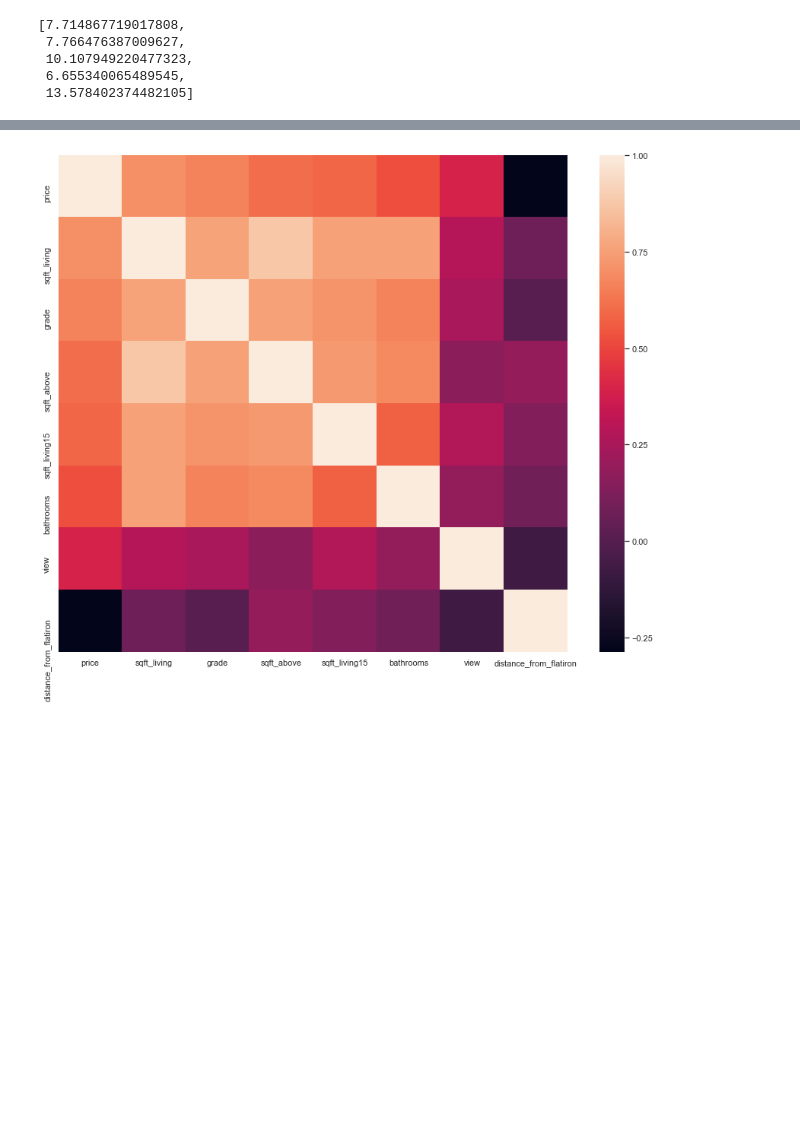
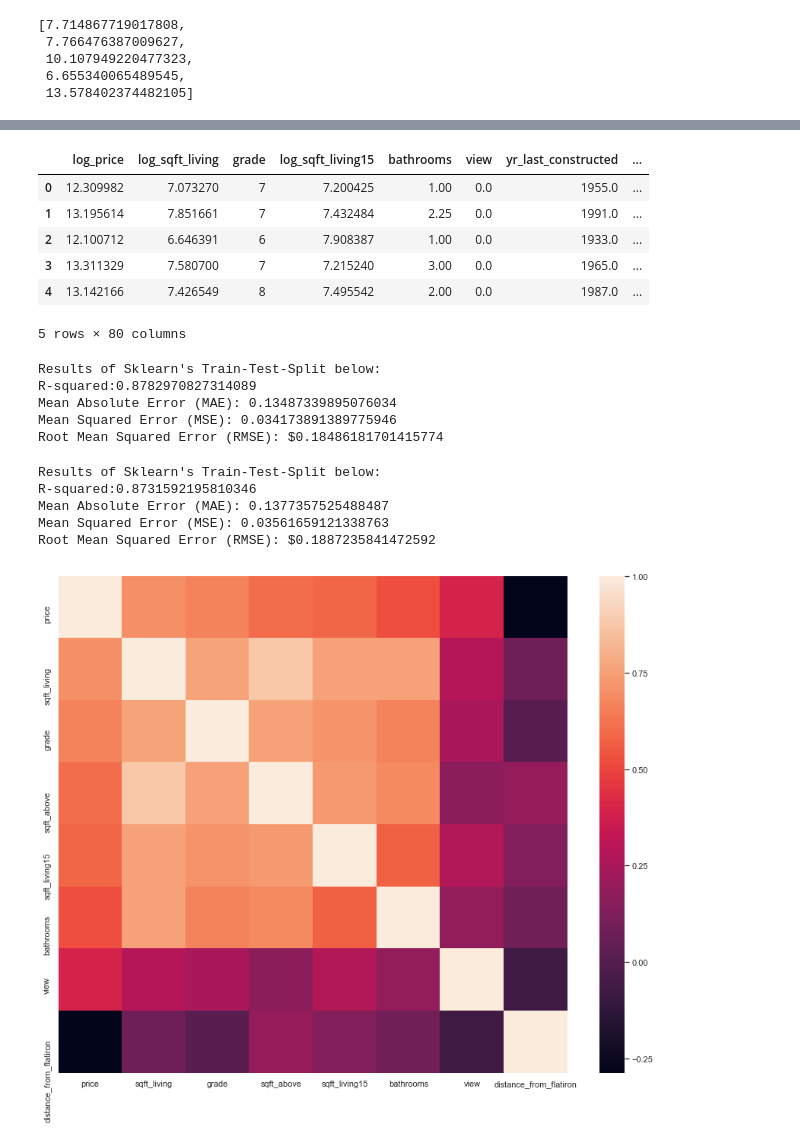
Before and after one commit to A92e/kingcountyWA_home_price_predictor, a Jupyter notebook: kevin_zip_wip.ipynb, the cells around one changed output, grey strips where cells are left out. Saved outputs shown, nothing was run; the diff lists cells and outputs as text; code cells hidden in the pictures; blank space fills up the shorter version.

```diff
--- a/kevin_zip_wip.ipynb
+++ b/kevin_zip_wip.ipynb
@@ -157,0 +261,10 @@ abs(df7.corr()) >.60
+# %%
+df_kv_zips.head()
+# %% [output]
+|  | log_price | log_sqft_living | grade | log_sqft_living15 | bathrooms | view | yr_last_constructed | ... |
+| 0 | 12.309982 | 7.073270 | 7 | 7.200425 | 1.00 | 0.0 | 1955.0 | ... |
+| 1 | 13.195614 | 7.851661 | 7 | 7.432484 | 2.25 | 0.0 | 1991.0 | ... |
+| 2 | 12.100712 | 6.646391 | 6 | 7.908387 | 1.00 | 0.0 | 1933.0 | ... |
+| 3 | 13.311329 | 7.580700 | 7 | 7.215240 | 3.00 | 0.0 | 1965.0 | ... |
+| 4 | 13.142166 | 7.426549 | 8 | 7.495542 | 2.00 | 0.0 | 1987.0 | ... |
+5 rows × 80 columns
@@ -157,0 +292,16 @@ abs(df7.corr()) >.60
+# %%
+sklearn_lin_regress_summary(df_kv_zips) #with waterfront and sqft_lot15
+# %% [output]
+Results of Sklearn's Train-Test-Split below:
+R-squared:0.8782970827314089
+Mean Absolute Error (MAE): 0.13487339895076034
+Mean Squared Error (MSE): 0.034173891389775946
+Root Mean Squared Error (RMSE): $0.18486181701415774
+# %%
+sklearn_lin_regress_summary(df_kv_zips)
+# %% [output]
+Results of Sklearn's Train-Test-Split below:
+R-squared:0.8731592195810346
+Mean Absolute Error (MAE): 0.1377357525488487
+Mean Squared Error (MSE): 0.03561659121338763
+Root Mean Squared Error (RMSE): $0.1887235841472592
```
Also changed, not shown: parts of 48 cells of this notebook, 2 other files.
